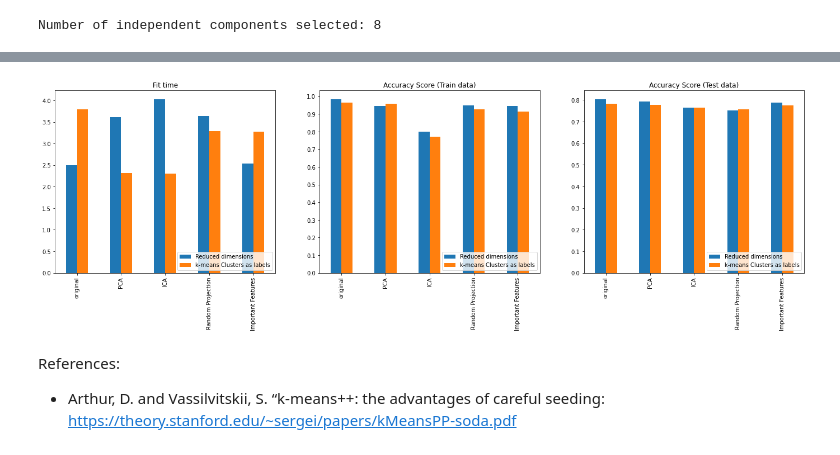
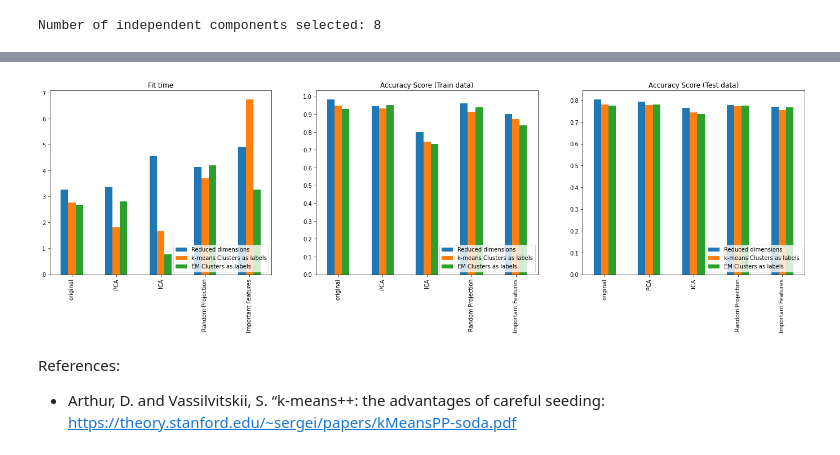
Before and after one commit to dimter/cs-7641-unsupervised-learning, a Jupyter notebook: wine-analysis.ipynb, the cells around one changed output, grey strips where cells are left out. Drawn from its saved outputs; the diff is of its cells as text; code cells hidden in the pictures.

```diff
--- a/wine-analysis.ipynb
+++ b/wine-analysis.ipynb
@@ -631,7 +951,7 @@ plt.show()
 # %%
 transformed_features_list = [pd.DataFrame(transformed_features) for transformed_features in transformed_features_list]
-for transformed_features, labels in zip(transformed_features_list, clustering_labels):
-    transformed_features['k-means clustering labels'] = labels
+for transformed_features, labels in zip(transformed_features_list, em_clustering_labels):
+    transformed_features['em clustering labels'] = labels
 transformed_features_list = [transformed_features.values for transformed_features in transformed_features_list]
 # %%
 from sklearn.neural_network import MLPClassifier
@@ -639,7 +959,7 @@ from sklearn.model_selection import train_test_split
 from sklearn.metrics import accuracy_score
 
 transformed_features_split = [
-    train_test_split(transformed_features, wine_labels_2,
+    train_test_split(transformed_features, labels_2,
                      test_size=0.3, random_state=42)
     for transformed_features in transformed_features_list
 ]
@@ -661,7 +981,7 @@ for (x_train, x_test, y_train, y_test) in transformed_features_split:
     accuracy_score_train.append(accuracy_score(y_train, neural_network.predict(x_train)))
     accuracy_score_test.append(accuracy_score(y_test, neural_network.predict(x_test)))
 # %%
-neural_network_with_labels_metrics = pd.DataFrame(
+neural_network_with_em_labels_metrics = pd.DataFrame(
     {
         'number of components': feature_count,
         'fit time': fit_time,
@@ -669,6 +989,6 @@ neural_network_with_labels_metrics = pd.DataFrame(
         'accuracy score (test)': accuracy_score_test,
     },
     index=['original', 'PCA', 'ICA', 'Random Projection', 'Important Features'])
-neural_network_with_labels_metrics
+neural_network_with_em_labels_metrics
 # %% [output]
 |  | number of components | fit time | accuracy score (train) | accuracy score (test) |
@@ -691,11 +1001,14 @@ plt.show()
 neural_network_comparison = pd.DataFrame(
     {
         'fit time': neural_network_metrics['fit time'],
-        'fit time - k-means labels': neural_network_with_labels_metrics['fit time'],
+        'fit time - k-means labels': neural_network_with_kmeans_labels_metrics['fit time'],
+        'fit time - em labels': neural_network_with_em_labels_metrics['fit time'],
         'accuracy score (train)': neural_network_metrics['accuracy score (train)'],
-        'accuracy score (train) - k-means labels': neural_network_with_labels_metrics['accuracy score (train)'],
+        'accuracy score (train) - k-means labels': neural_network_with_kmeans_labels_metrics['accuracy score (train)'],
+        'accuracy score (train) - em labels': neural_network_with_em_labels_metrics['accuracy score (train)'],
         'accuracy score (test)': neural_network_metrics['accuracy score (test)'],
-        'accuracy score (test) - k-means labels': neural_network_with_labels_metrics['accuracy score (test)']
+        'accuracy score (test) - k-means labels': neural_network_with_kmeans_labels_metrics['accuracy score (test)'],
+        'accuracy score (test) - em labels': neural_network_with_em_labels_metrics['accuracy score (test)']
     },
     index=['original', 'PCA', 'ICA', 'Random Projection', 'Important Features']
 )
@@ -710,16 +1033,16 @@ neural_network_comparison
 # %%
 fig, ax = plt.subplots(1, 3, figsize=(24, 6))
-neural_network_comparison.plot.bar(y=['fit time', 'fit time - k-means labels'], ax=ax[0], title='Fit time')
-ax[0].legend(['Reduced dimensions', 'k-means Clusters as labels'], loc=4)
+neural_network_comparison.plot.bar(y=['fit time', 'fit time - k-means labels', 'fit time - em labels'], ax=ax[0], title='Fit time')
+ax[0].legend(['Reduced dimensions', 'k-means Clusters as labels', 'EM Clusters as labels'], loc=4)
 ax[1].set_yticks(np.arange(0.0, 1.1, 0.1))
-neural_network_comparison.plot.bar(y=['accuracy score (train)', 'accuracy score (train) - k-means labels'], ax=ax[1], title='Accuracy Score (Train data)')
-ax[1].legend(['Reduced dimensions', 'k-means Clusters as labels'], loc=4)
+neural_network_comparison.plot.bar(y=['accuracy score (train)', 'accuracy score (train) - k-means labels', 'accuracy score (train) - em labels'], ax=ax[1], title='Accuracy Score (Train data)')
+ax[1].legend(['Reduced dimensions', 'k-means Clusters as labels', 'EM Clusters as labels'], loc=4)
 ax[2].set_yticks(np.arange(0.0, 1.1, 0.1))
-neural_network_comparison.plot.bar(y=['accuracy score (test)', 'accuracy score (test) - k-means labels'], ax=ax[2], title='Accuracy Score (Test data)')
-ax[2].legend(['Reduced dimensions', 'k-means Clusters as labels'], loc=4)
+neural_network_comparison.plot.bar(y=['accuracy score (test)', 'accuracy score (test) - k-means labels', 'accuracy score (test) - em labels'], ax=ax[2], title='Accuracy Score (Test data)')
+ax[2].legend(['Reduced dimensions', 'k-means Clusters as labels', 'EM Clusters as labels'], loc=4)
 plt.show()
 # %% [output]
-[figure, old version]
+[figure, new version]
 # %% [markdown]
 References:
 - Arthur, D. and Vassilvitskii, S. “k-means++: the advantages of careful seeding: https://theory.stanford.edu/~sergei/papers/kMeansPP-soda.pdf
```
Also changed, not shown: parts of 73 cells of this notebook, 35 other files.
